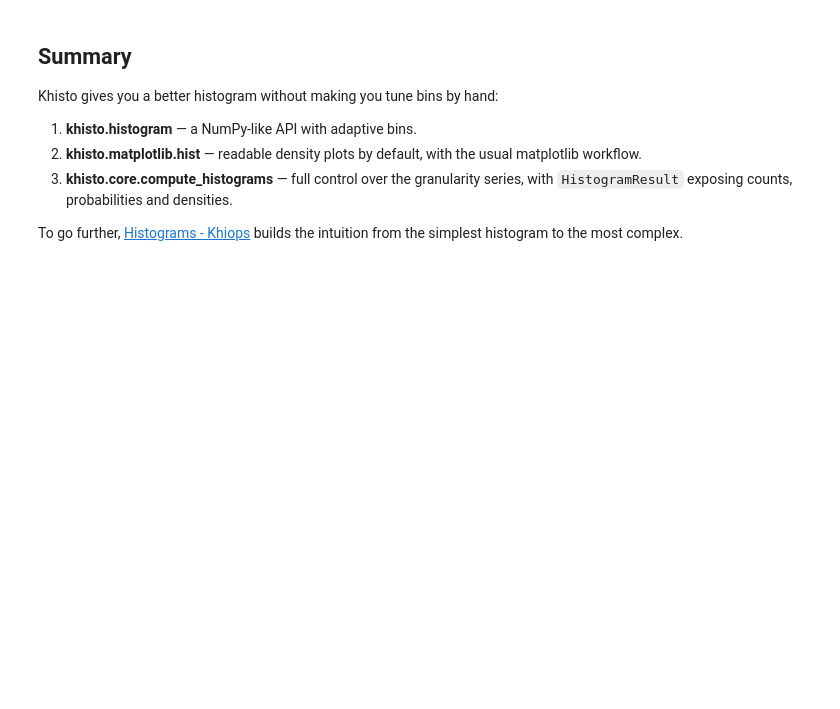
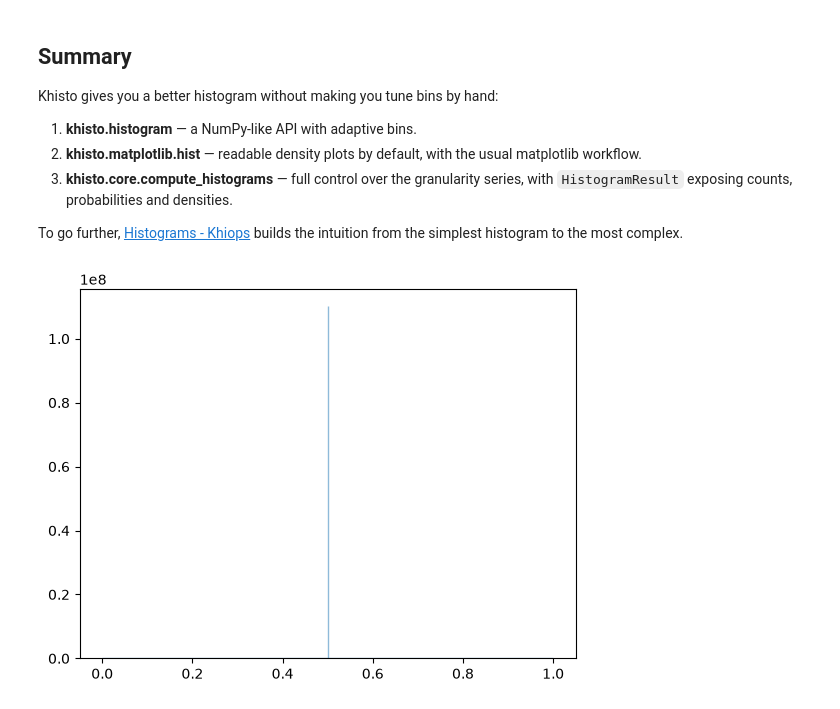
Before and after one commit to KhiopsML/khisto-python, a Jupyter notebook: docs/demo.ipynb, the cells around one changed output. Drawn from its saved outputs; the diff is of its cells as text; code cells hidden in the pictures; blank space fills up the shorter version.

```diff
--- a/docs/demo.ipynb
+++ b/docs/demo.ipynb
@@ -253,3 +253,12 @@ Khisto gives you a better histogram without making you tune bins by hand:
 
 To go further, [Histograms - Khiops](https://khiops.org/learn/histograms/)
 builds the intuition from the simplest histogram to the most complex.
+# %%
+data = list(np.random.rand(100)) + [0.5] * 11
+from khisto.matplotlib.hist import hist
+import matplotlib.pyplot as plt
+
+hist(data)
+plt.show()
+# %% [output]
+[figure, added]
```
Also changed, not shown: parts of 4 cells of this notebook, 11 other files.
